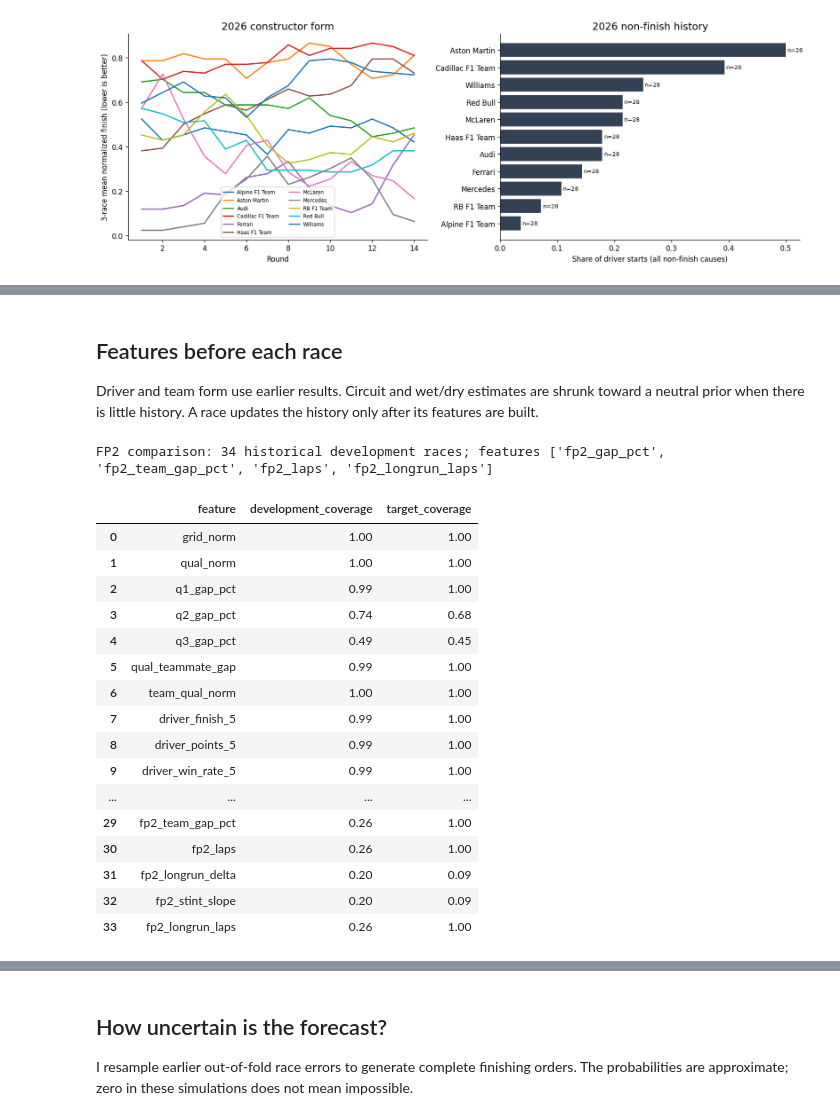
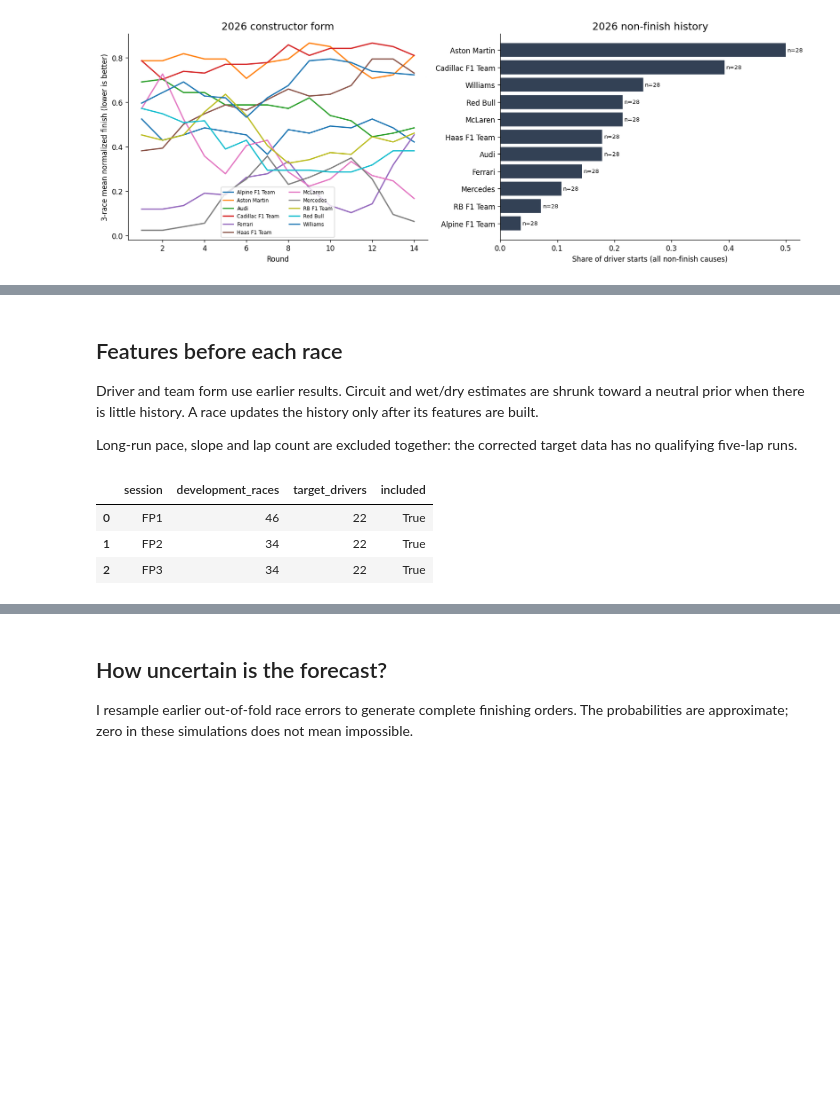
Before and after one commit to tarun2k/F1-Baku-2026-Predictions, a Jupyter notebook: baku_2026.ipynb, the cells around one changed output, grey strips where cells are left out. Cells and saved outputs as stored; diff of their text form; code cells hidden in the pictures; blank space fills up the shorter version.

```diff
--- a/baku_2026.ipynb
+++ b/baku_2026.ipynb
@@ -877,6 +925,9 @@ else:
 
 Driver and team form use earlier results. Circuit and wet/dry estimates are shrunk toward
 a neutral prior when there is little history. A race updates the history only after its features are built.
+
+Long-run pace, slope and lap count are excluded together: the corrected target data
+has no qualifying five-lap runs.
 # %%
 STREET_CIRCUITS = {"baku", "monaco", "marina_bay", "jeddah", "vegas"}
 
@@ -993,10 +1044,14 @@ BASE_FEATURES = [
     "recent_race_pace",
 ]
 
-FP_FEATURES = [
-    "fp2_gap_pct",
-    "fp2_team_gap_pct",
-    "fp2_laps",
+PRACTICE_FEATURES = {
+    session: [f"{session}_gap_pct", f"{session}_team_gap_pct", f"{session}_laps"]
+    for session in ["fp1", "fp2", "fp3"]
+}
+FP_FEATURES = [f for columns in PRACTICE_FEATURES.values() for f in columns]
+
+# Sparse long-run estimates and their availability count stay out of the model.
+LONG_RUN_DIAGNOSTICS = [
     "fp2_longrun_delta",
     "fp2_stint_slope",
     "fp2_longrun_laps",
@@ -1042,6 +1097,12 @@ FEATURE_LABELS = {
     "forecast_wind_kmh": "Issued forecast wind (km/h)",
     "wet_skill_x_rain": "Prior wet conversion × issued rain probability",
 }
+for session in ["fp1", "fp2", "fp3"]:
+    FEATURE_LABELS.update({
+        f"{session}_gap_pct": f"{session.upper()} fastest-lap gap (%)",
+        f"{session}_team_gap_pct": f"{session.upper()} team mean gap (%)",
+        f"{session}_laps": f"{session.upper()} recorded lap count",
+    })
 # %%
 (data, inputs) = build_features(history, field)
 data = data.loc[data.season > START_YEAR].reset_index(drop=True)
@@ -1051,64 +1112,53 @@ features = [
     for f in BASE_FEATURES
     if f in data and development[f].notna().any() and (development[f].nunique() > 1)
 ]
 specs = {
     "grid": features,
     "recent_form": features,
     "random_forest": features,
     "gradient_boosting": features,
     "ranker_core": features,
 }
-fp_features = [
-    f
-    for f in FP_FEATURES
-    if development[f].notna().sum() >= 200
-    and development[f].nunique() > 1
-    and (inputs[f].notna().mean() >= 0.5)
-]
-fp_races = development.loc[development.fp2_gap_pct.notna(), "race_id"].nunique()
-if fp_races >= 30 and fp_features:
-    specs["ranker_fp2"] = features + fp_features
-print(
-    "FP2 comparison:",
-    f"{fp_races} historical development races; features {fp_features}",
-)
-feature_coverage = pd.DataFrame({"feature": BASE_FEATURES + FP_FEATURES})
+practice_columns = []
+practice_coverage = []
+for session, columns in PRACTICE_FEATURES.items():
+    available_races = development.loc[development[f"{session}_gap_pct"].notna(), "race_id"].nunique()
+    eligible = [f for f in columns if development[f].notna().sum() >= 200
+                and development[f].nunique() > 1 and inputs[f].notna().mean() >= 0.5]
+    if available_races >= 30 and len(eligible) == len(columns):
+        specs[f"ranker_{session}"] = features + columns
+        practice_columns.extend(columns)
+    practice_coverage.append({"session": session.upper(), "development_races": available_races,
+                              "target_drivers": inputs[f"{session}_gap_pct"].notna().sum(),
+                              "included": f"ranker_{session}" in specs})
+if len(practice_columns) == len(FP_FEATURES):
+    specs["ranker_all_practice"] = features + practice_columns
+display(pd.DataFrame(practice_coverage))
+feature_coverage = pd.DataFrame({"feature": BASE_FEATURES + FP_FEATURES + LONG_RUN_DIAGNOSTICS})
 feature_coverage["development_coverage"] = feature_coverage.feature.map(
     lambda f: development[f].notna().mean() if f in development else 0
 )
 feature_coverage["target_coverage"] = feature_coverage.feature.map(
     lambda f: inputs[f].notna().mean() if f in inputs else 0
 )
+feature_coverage["used_by_any_model"] = feature_coverage.feature.isin(sum(specs.values(), []))
 feature_coverage["meaning"] = feature_coverage.feature.map(FEATURE_LABELS)
 display(
-    feature_coverage[["feature", "development_coverage", "target_coverage"]].round(2)
+    feature_coverage[["feature", "development_coverage", "target_coverage", "used_by_any_model"]].round(2)
 )
 assert not {
     "position",
     "points",
     "status",
     "nonfinish",
     "finish_norm",
     "wet",
     "race_pace_delta",
 } & set(sum(specs.values(), []))
 feature_coverage.to_csv(OUT / "feature_coverage.csv", index=False)
+assert not set(LONG_RUN_DIAGNOSTICS) & set(sum(specs.values(), []))
 # %% [output]
-FP2 comparison: 34 historical development races; features ['fp2_gap_pct', 'fp2_team_gap_pct', 'fp2_laps', 'fp2_longrun_laps']
-|  | feature | development_coverage | target_coverage |
-| 0 | grid_norm | 1.00 | 1.00 |
-| 1 | qual_norm | 1.00 | 1.00 |
-| 2 | q1_gap_pct | 0.99 | 1.00 |
-| 3 | q2_gap_pct | 0.74 | 0.68 |
-| 4 | q3_gap_pct | 0.49 | 0.45 |
-| 5 | qual_teammate_gap | 0.99 | 1.00 |
-| 6 | team_qual_norm | 1.00 | 1.00 |
-| 7 | driver_finish_5 | 0.99 | 1.00 |
-| 8 | driver_points_5 | 0.99 | 1.00 |
-| 9 | driver_win_rate_5 | 0.99 | 1.00 |
-| ... | ... | ... | ... |
-| 29 | fp2_team_gap_pct | 0.26 | 1.00 |
-| 30 | fp2_laps | 0.26 | 1.00 |
-| 31 | fp2_longrun_delta | 0.20 | 0.09 |
-| 32 | fp2_stint_slope | 0.20 | 0.09 |
-| 33 | fp2_longrun_laps | 0.26 | 1.00 |
+|  | session | development_races | target_drivers | included |
+| 0 | FP1 | 46 | 22 | True |
+| 1 | FP2 | 34 | 22 | True |
+| 2 | FP3 | 34 | 22 | True |
```
Also changed, not shown: parts of 12 cells of this notebook, 3 other files.
